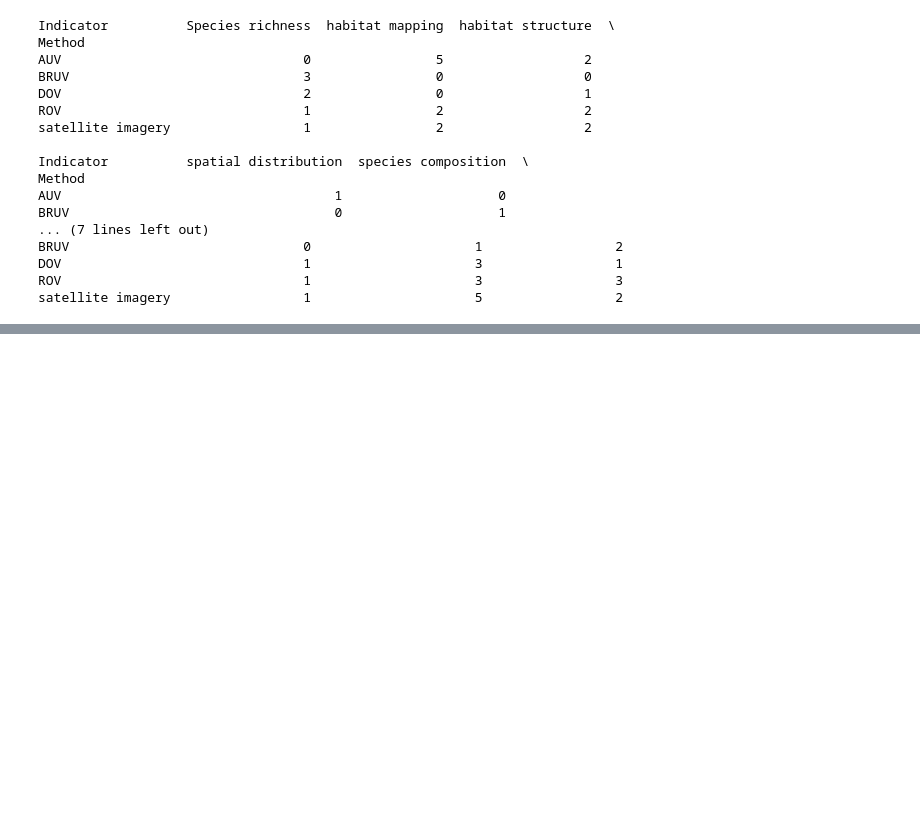
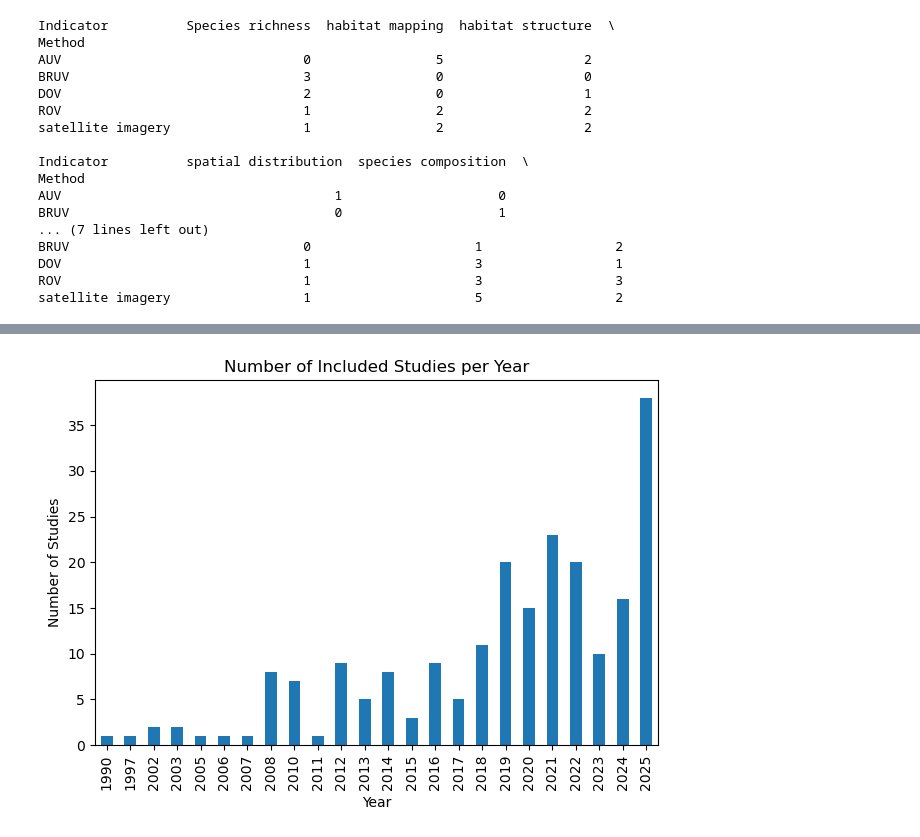
Before and after one commit to DolapoSalim/literature_syn_analysis, a Jupyter notebook: scripts/load_data.ipynb, the cells around one changed output, grey strips where cells are left out. Cells and saved outputs as stored; diff of their text form; code cells hidden in the pictures; blank space fills up the shorter version.

```diff
--- a/scripts/load_data.ipynb
+++ b/scripts/load_data.ipynb
@@ -2,11 +2,6 @@
 #### Load dataset
 # %%
 import pandas as pd
-import matplotlib.pyplot as plt
+import re
 
-# 1. Load your fully screened dataset
-df = pd.read_csv(r"C:\Users\dolap\OneDrive\Documents\DOLAPO\data-analysis\literature_syn_analysis\fully_screened.csv")   # adjust path if needed
-
-print(df.shape)
-print(df.columns)
-print(df.head())
+df = pd.read_csv("C:\\Users\\dolap\\OneDrive\\Documents\\DOLAPO\\data-analysis\\literature_syn_analysis\\fully_screened.csv")
@@ -66,3 +51,12 @@ Name: count, dtype: int64
+# %%
+def replace_synonyms(item_list, mapping):
+    cleaned = []
+    for item in item_list:
+        if item in mapping:
+            cleaned.append(mapping[item])
+        else:
+            cleaned.append(item)
+    return cleaned
 # %% [markdown]
 #### summary of the biodiversity indicator types
 # %%
@@ -95,0 +70,3 @@ Name: count, dtype: int64
+# %%
+df["Method List"] = df["Method List"].apply(lambda x: replace_synonyms(x, method_map))
+df["Indicator List"] = df["Indicator List Raw"].apply(lambda x: replace_synonyms(x, indicator_map))
@@ -186,0 +241,12 @@ crosstab_top.to_csv("crosstab_top.csv", index=True)
+# %%
+
+# Publications per year
+plt.figure()
+year_counts.plot(kind="bar")
+plt.xlabel("Year")
+plt.ylabel("Number of Studies")
+plt.title("Number of Included Studies per Year")
+plt.tight_layout()
+plt.show()
+# %% [output]
+[figure, added]
```
Also changed, not shown: parts of 10 cells of this notebook.
